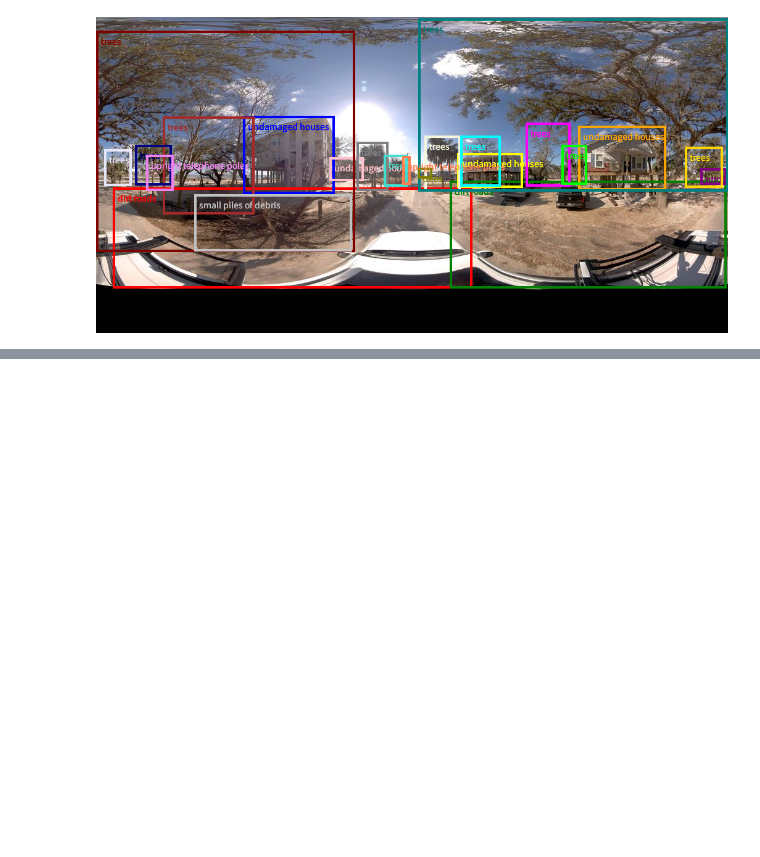
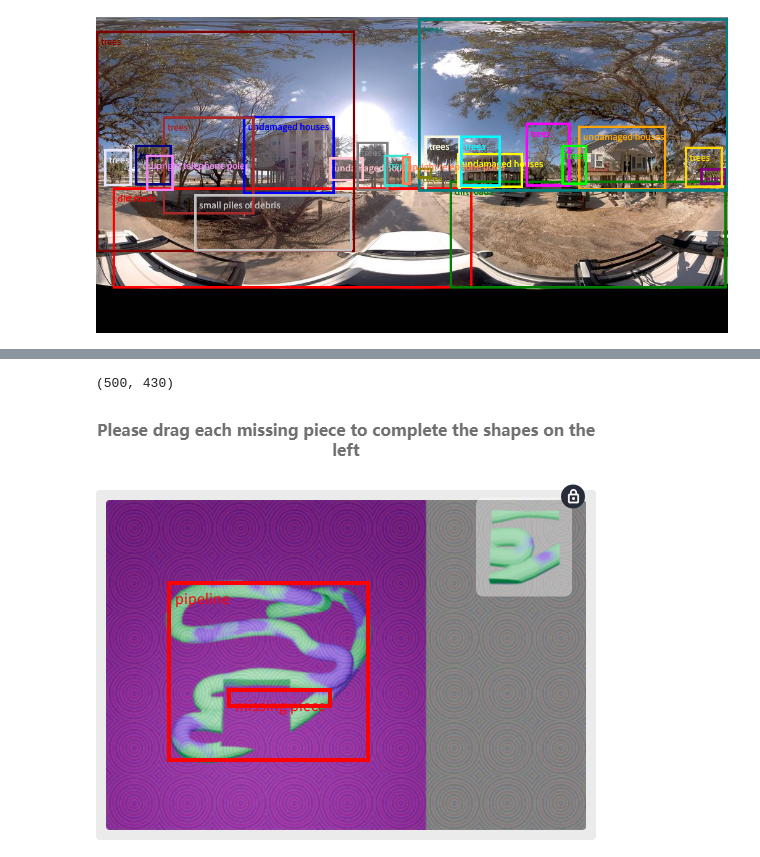
Before and after one commit to QIN2DIM/hcaptcha-challenger, a Jupyter notebook: docs/zero_shot_object_detection.ipynb, the cells around one changed output, grey strips where cells are left out. Saved outputs shown, nothing was run; the diff lists cells and outputs as text; code cells hidden in the pictures; blank space fills up the shorter version.

```diff
--- a/docs/zero_shot_object_detection.ipynb
+++ b/docs/zero_shot_object_detection.ipynb
@@ -194,0 +310,20 @@ im
+# %%
+prompt_l2 = """
+detect the 2d bounding box of the place that's been cut off as `missing piece`.
+
+- The missing piece MUST **within** the red rectangular box in the diagram.
+- There are only-one missing piece in the diagram.
+"""
+
+im_l2 = im_raw.copy()
+
+# Run model to find bounding boxes
+response_l2 = client.models.generate_content(
+    model="gemini-2.5-pro-preview-03-25",
+    contents=[prompt_l1, im_l2, response.text, prompt_l2],
+    config=types.GenerateContentConfig(
+        temperature=0,
+        response_mime_type="application/json",
+    )
+)
+JSON(json.loads(response_l2.text))
@@ -194,0 +332,6 @@ im
+# %%
+plot_bounding_boxes(im_l2, response_l2.text)
+im_l2
+# %% [output]
+(500, 430)
+[figure, added]
```
Also changed, not shown: parts of 7 cells of this notebook, 4 other files.
